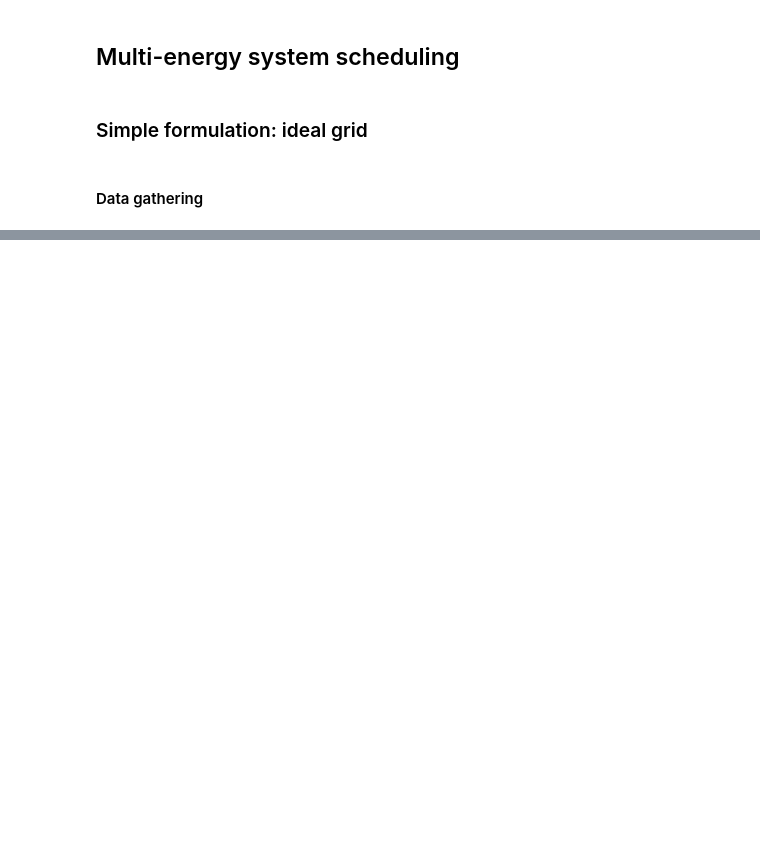
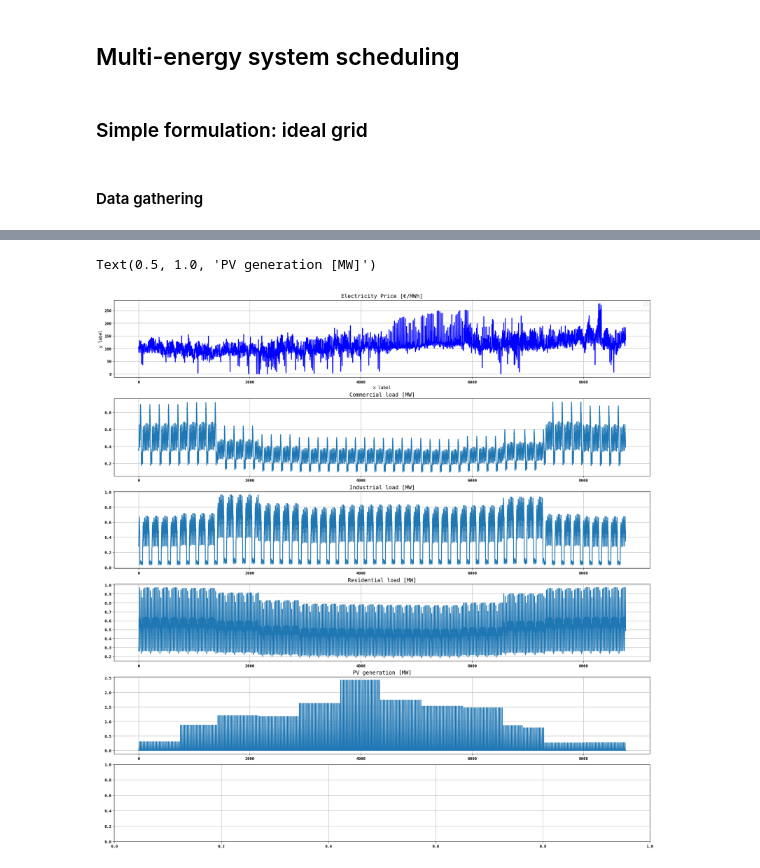
Before and after one commit to massimiliano-ferrara-967/rhtlab-massimiliano, a Jupyter notebook: src/main_multi-energy system_simple.ipynb, the cells around one changed output, grey strips where cells are left out. Cells and saved outputs as stored; diff of their text form; code cells hidden in the pictures; blank space fills up the shorter version.

```diff
--- a/src/main_multi-energy system_simple.ipynb
+++ b/src/main_multi-energy system_simple.ipynb
@@ -213,28 +288,31 @@ axs[5].set_title("WT generation [??]")
 # %%
 # Profiles adjustments based on rated powers
 Pl_comm = Pl_comm * Pl_comm_rtd         # Commercial load profile [MW]
 Pl_ind = Pl_ind * Pl_ind_rtd            # Industrial load profile [MW]
 Pl_resid = Pl_resid * Pl_resid_rtd      # Residential load profile [MW]
-Ppv = Ppv / 2 * Ppv_rtd                 # PV generation profile [MW]
+P_pv = (P_pv / 2) * Ppv_rtd             # PV generation profile [MW]
 # Pwt = Pwt * Pwt_rtd                   # WT generation profile [MW]
 
 # Checking the data after adjustments
 fig, axs = plt.subplots(6, 1, layout='constrained')
 axs[0].plot(time, C_ele, color='blue')
 axs[0].set_xlabel('x label')
 axs[0].set_ylabel('y label')
 axs[0].set_title("Electricity Price [€/MWh]")
 axs[0].legend()
 
 axs[1].plot(time, Pl_comm)
 axs[1].set_title("Commercial load [MW]")
 axs[2].plot(time, Pl_ind)
 axs[2].set_title("Industrial load [MW]")
 axs[3].plot(time, Pl_resid)
 axs[3].set_title("Residential load [MW]")
-axs[4].plot(time, Ppv)
+axs[4].plot(time, P_pv)
 axs[4].set_title("PV generation [MW]")
-# axs[5].plot(time, Pwt)
+# axs[5].plot(time, P_wt)
 # axs[5].set_title("WT generation")
+# %% [output]
+Text(0.5, 1.0, 'PV generation [MW]')
+[figure, added]
 # %%
 #------------------------------------------------------------------------------------------------
```
Also changed, not shown: parts of 7 cells of this notebook.
